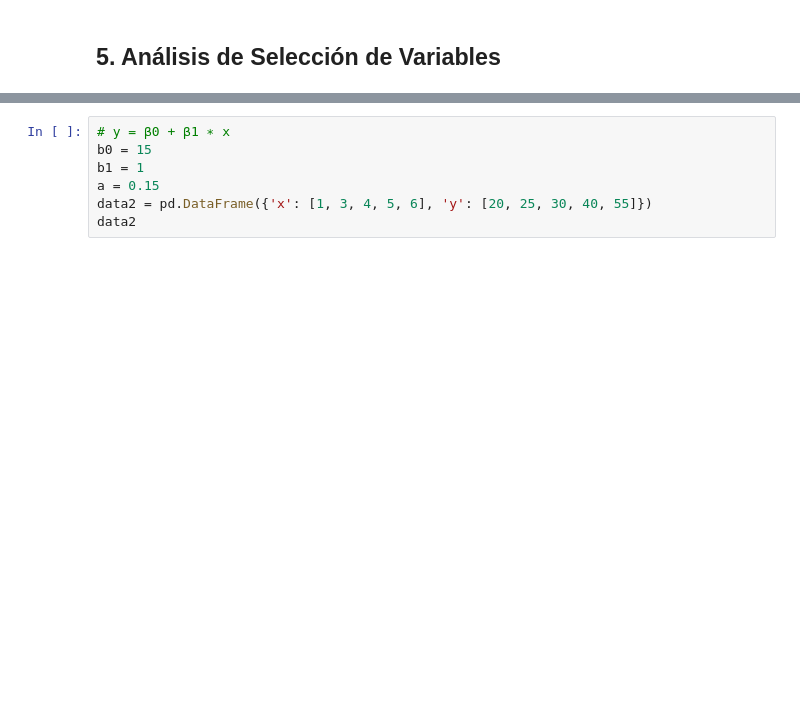
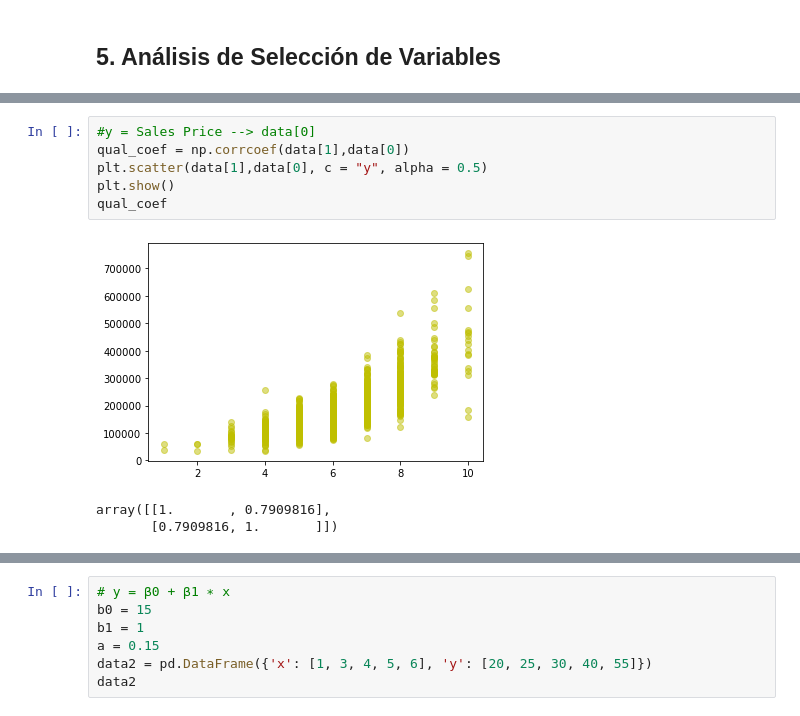
Before and after one commit to Danicifurax/Proyecto_Final-CDP, a Jupyter notebook: Proyecto_Final.ipynb, the cells around one changed output, grey strips where cells are left out. Saved outputs shown, nothing was run; the diff lists cells and outputs as text; blank space fills up the shorter version.

```diff
--- a/Proyecto_Final.ipynb
+++ b/Proyecto_Final.ipynb
@@ -126,0 +135,10 @@ front_hist = sns.distplot(data[5], axlabel= "Linear feet of street connected to
+# %%
+#y = Sales Price --> data[0]
+qual_coef = np.corrcoef(data[1],data[0])
+plt.scatter(data[1],data[0], c = "y", alpha = 0.5)
+plt.show()
+qual_coef
+# %% [output]
+[figure, added]
+array([[1.       , 0.7909816],
+       [0.7909816, 1.       ]])
```
Also changed, not shown: parts of 7 cells of this notebook.
